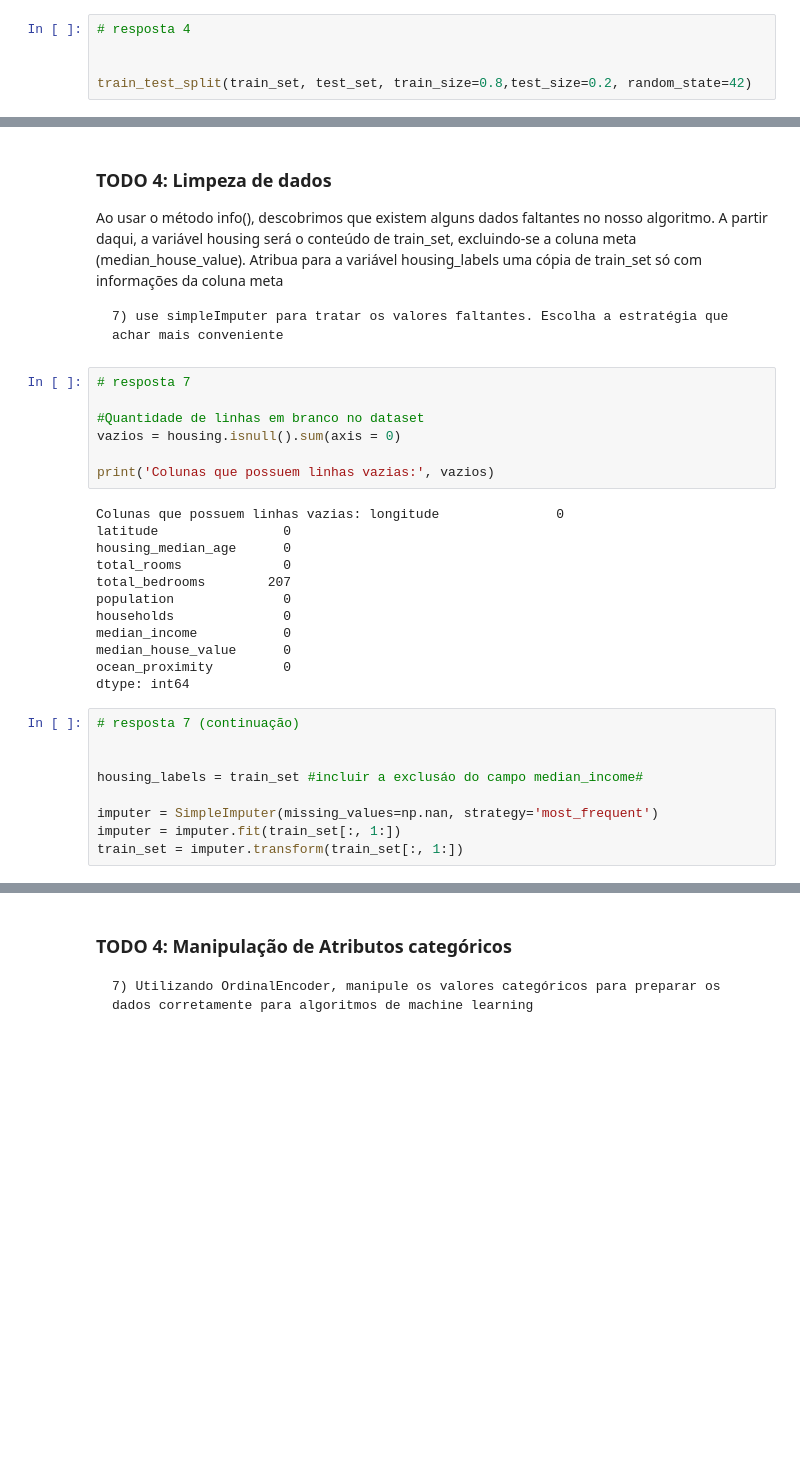
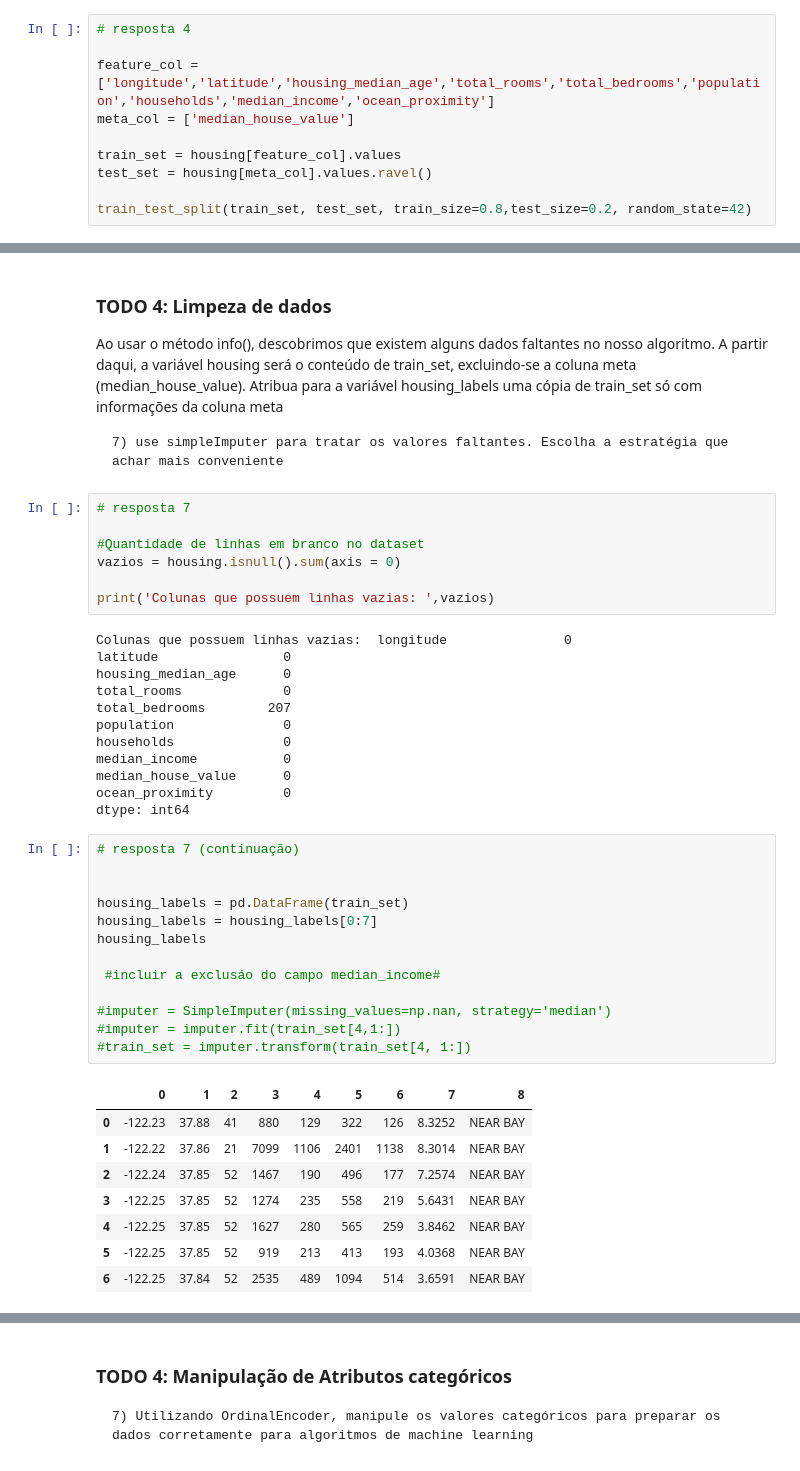
Before and after one commit to douglassesi/Python, a Jupyter notebook: Trabalho_EDA_Python.ipynb, the cells around one changed output, grey strips where cells are left out. Cells and saved outputs as stored; diff of their text form; blank space fills up the shorter version.

```diff
--- a/Trabalho_EDA_Python.ipynb
+++ b/Trabalho_EDA_Python.ipynb
@@ -118,6 +122,11 @@ The colNum attribute was deprecated in Matplotlib 3.2 and will be removed two mi
 # %%
 # resposta 4
 
+feature_col = ['longitude','latitude','housing_median_age','total_rooms','total_bedrooms','population','households','median_income','ocean_proximity']
+meta_col = ['median_house_value']
+
+train_set = housing[feature_col].values
+test_set = housing[meta_col].values.ravel()
 
 train_test_split(train_set, test_set, train_size=0.8,test_size=0.2, random_state=42)
 # %% [output]
@@ -202,5 +179,5 @@ Ao usar o método info(), descobrimos que existem alguns dados faltantes no noss
 #Quantidade de linhas em branco no dataset
 vazios = housing.isnull().sum(axis = 0)
 
-print('Colunas que possuem linhas vazias:', vazios)
+print('Colunas que possuem linhas vazias: ',vazios)
 # %% [output]
@@ -218,9 +195,22 @@ dtype: int64
 # %%
 # resposta 7 (continuação)
 
 
-housing_labels = train_set #incluir a exclusáo do campo median_income#
+housing_labels = pd.DataFrame(train_set)
+housing_labels = housing_labels[0:7]
+housing_labels
 
-imputer = SimpleImputer(missing_values=np.nan, strategy='most_frequent')
-imputer = imputer.fit(train_set[:, 1:])
-train_set = imputer.transform(train_set[:, 1:])
+ #incluir a exclusáo do campo median_income#
+
+#imputer = SimpleImputer(missing_values=np.nan, strategy='median')
+#imputer = imputer.fit(train_set[4,1:])
+#train_set = imputer.transform(train_set[4, 1:])
+# %% [output]
+|  | 0 | 1 | 2 | 3 | 4 | 5 | 6 | 7 | 8 |
+| 0 | -122.23 | 37.88 | 41 | 880 | 129 | 322 | 126 | 8.3252 | NEAR BAY |
+| 1 | -122.22 | 37.86 | 21 | 7099 | 1106 | 2401 | 1138 | 8.3014 | NEAR BAY |
+| 2 | -122.24 | 37.85 | 52 | 1467 | 190 | 496 | 177 | 7.2574 | NEAR BAY |
+| 3 | -122.25 | 37.85 | 52 | 1274 | 235 | 558 | 219 | 5.6431 | NEAR BAY |
+| 4 | -122.25 | 37.85 | 52 | 1627 | 280 | 565 | 259 | 3.8462 | NEAR BAY |
+| 5 | -122.25 | 37.85 | 52 | 919 | 213 | 413 | 193 | 4.0368 | NEAR BAY |
+| 6 | -122.25 | 37.84 | 52 | 2535 | 489 | 1094 | 514 | 3.6591 | NEAR BAY |
```
Also changed, not shown: parts of 5 cells of this notebook.
